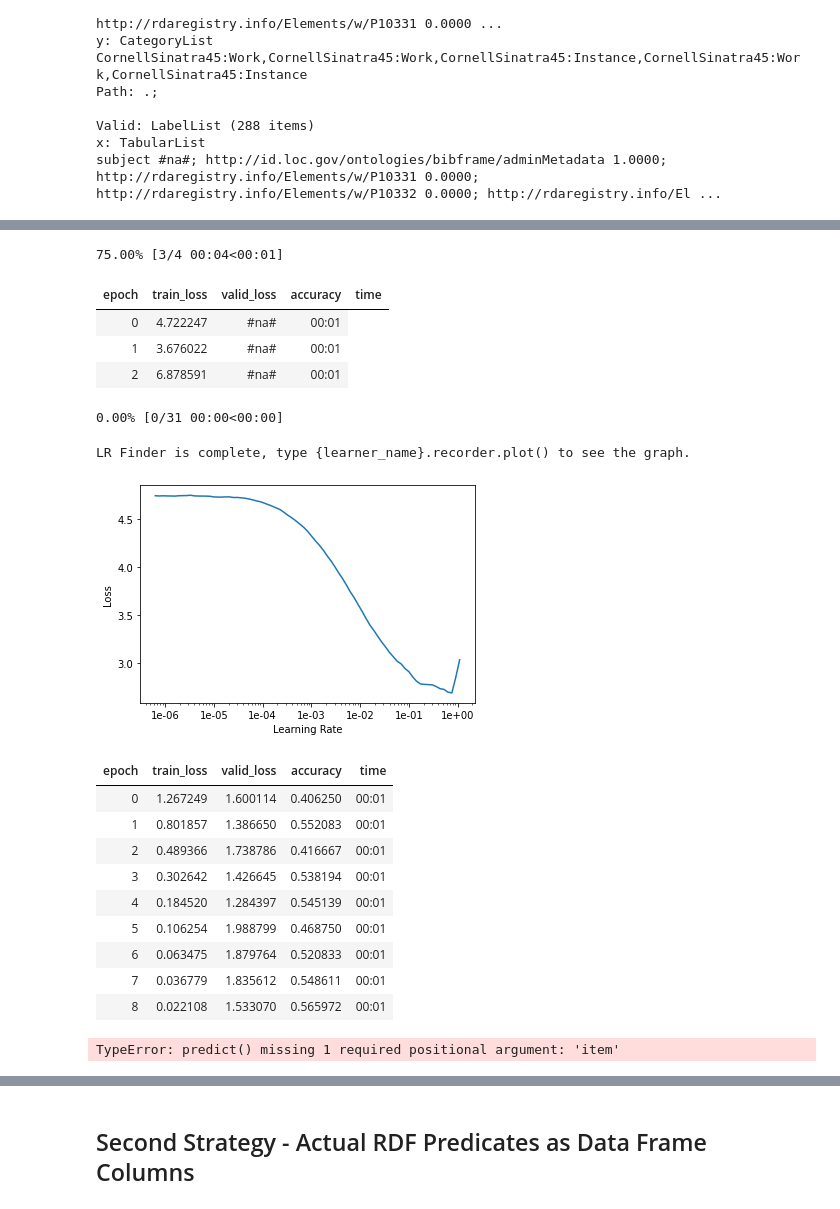
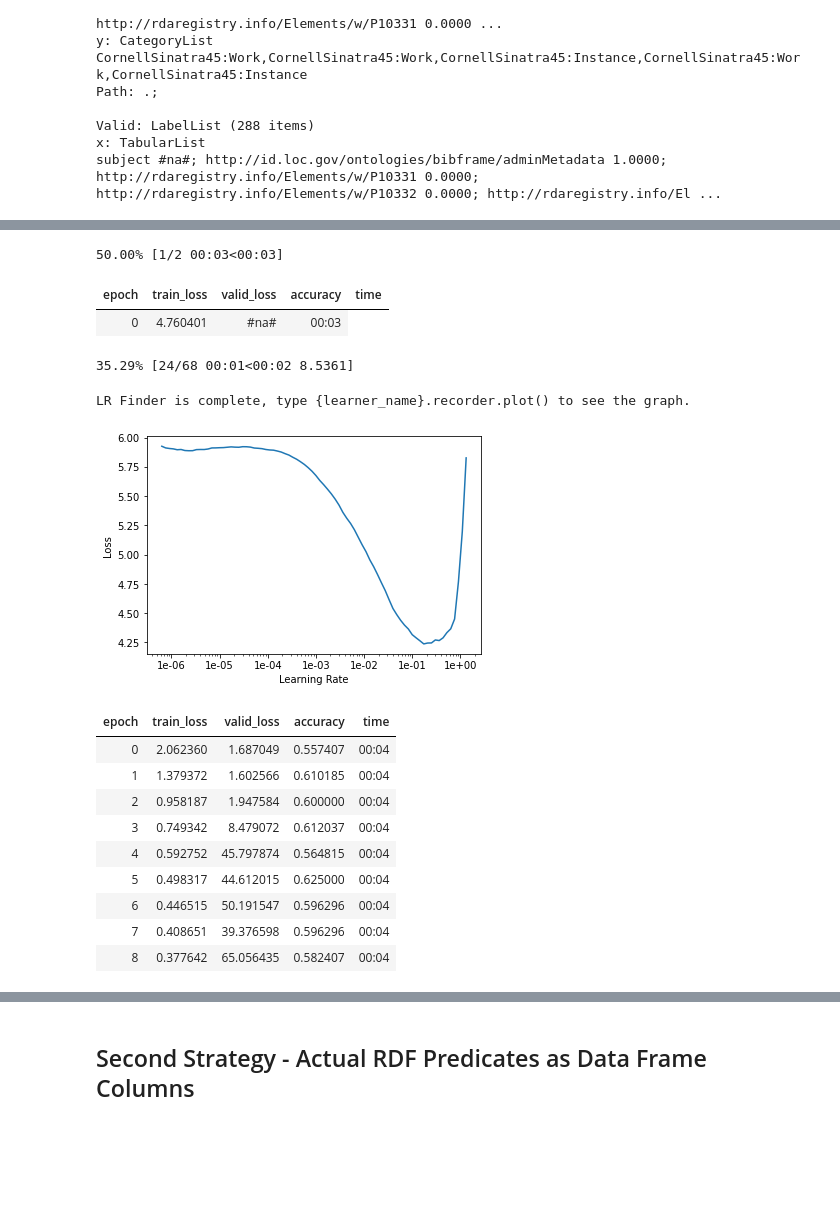
Before and after one commit to LD4P/rdf-classify, a Jupyter notebook: doc/Introduction.ipynb, the cells around one changed output, grey strips where cells are left out. Drawn from its saved outputs; the diff is of its cells as text; code cells hidden in the pictures; blank space fills up the shorter version.

```diff
--- a/doc/Introduction.ipynb
+++ b/doc/Introduction.ipynb
@@ -163,31 +183,25 @@ sinopia:resourceTemplate:bf2:Item:Enumeration, WAU:RT:MADSRDF:COMPLEXSUBJECT, si
   if getattr(ds, 'warn', False): warn(ds.warn)
 # %%
-prod_learner = tabular_learner(prod_data, layers=[300,100], metrics=accuracy)
-prod_learner.lr_find()
-prod_learner.recorder.plot()
+stage_learner = tabular_learner(stage_data, layers=[300,100], metrics=accuracy)
+stage_learner.lr_find()
+stage_learner.recorder.plot()
 # %% [output]
-75.00% [3/4 00:04<00:01]
+50.00% [1/2 00:03<00:03]
 | epoch | train_loss | valid_loss | accuracy | time |
-| 0 | 4.722247 | #na# | 00:01 |
-| 1 | 3.676022 | #na# | 00:01 |
-| 2 | 6.878591 | #na# | 00:01 |
+| 0 | 4.760401 | #na# | 00:03 |
-0.00% [0/31 00:00<00:00]
+35.29% [24/68 00:01<00:02 8.5361]
 LR Finder is complete, type {learner_name}.recorder.plot() to see the graph.
-[figure, old version]
+[figure, new version]
 # %%
-prod_learner.fit(9, 1e-02)
+stage_learner.fit(9, 1e-02)
 # %% [output]
 | epoch | train_loss | valid_loss | accuracy | time |
-| 0 | 1.267249 | 1.600114 | 0.406250 | 00:01 |
-| 1 | 0.801857 | 1.386650 | 0.552083 | 00:01 |
-| 2 | 0.489366 | 1.738786 | 0.416667 | 00:01 |
-| 3 | 0.302642 | 1.426645 | 0.538194 | 00:01 |
-| 4 | 0.184520 | 1.284397 | 0.545139 | 00:01 |
-| 5 | 0.106254 | 1.988799 | 0.468750 | 00:01 |
-| 6 | 0.063475 | 1.879764 | 0.520833 | 00:01 |
-| 7 | 0.036779 | 1.835612 | 0.548611 | 00:01 |
-| 8 | 0.022108 | 1.533070 | 0.565972 | 00:01 |
+| 0 | 2.062360 | 1.687049 | 0.557407 | 00:04 |
+| 1 | 1.379372 | 1.602566 | 0.610185 | 00:04 |
+| 2 | 0.958187 | 1.947584 | 0.600000 | 00:04 |
+| 3 | 0.749342 | 8.479072 | 0.612037 | 00:04 |
+| 4 | 0.592752 | 45.797874 | 0.564815 | 00:04 |
+| 5 | 0.498317 | 44.612015 | 0.625000 | 00:04 |
+| 6 | 0.446515 | 50.191547 | 0.596296 | 00:04 |
+| 7 | 0.408651 | 39.376598 | 0.596296 | 00:04 |
+| 8 | 0.377642 | 65.056435 | 0.582407 | 00:04 |
-# %%
-prod_learner.predict()
-# %% [output]
-TypeError: predict() missing 1 required positional argument: 'item'
```
Also changed, not shown: parts of 55 cells of this notebook, 8 other files.
